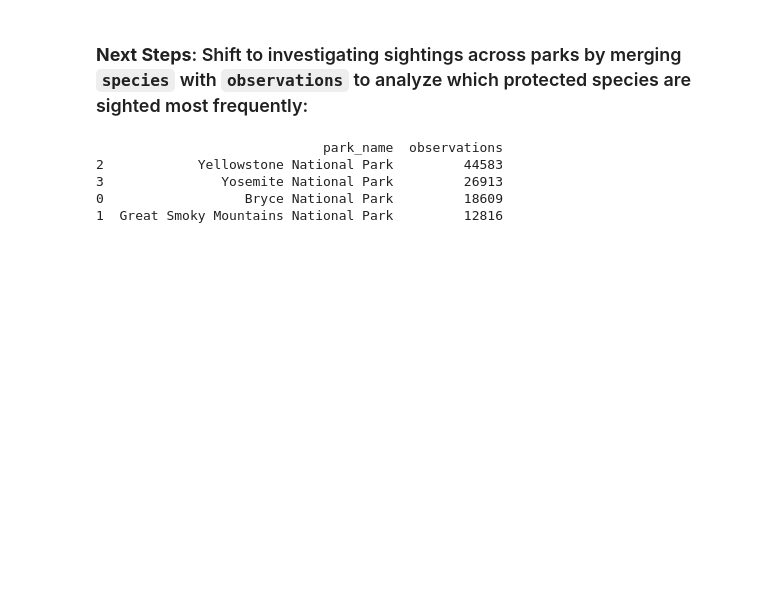
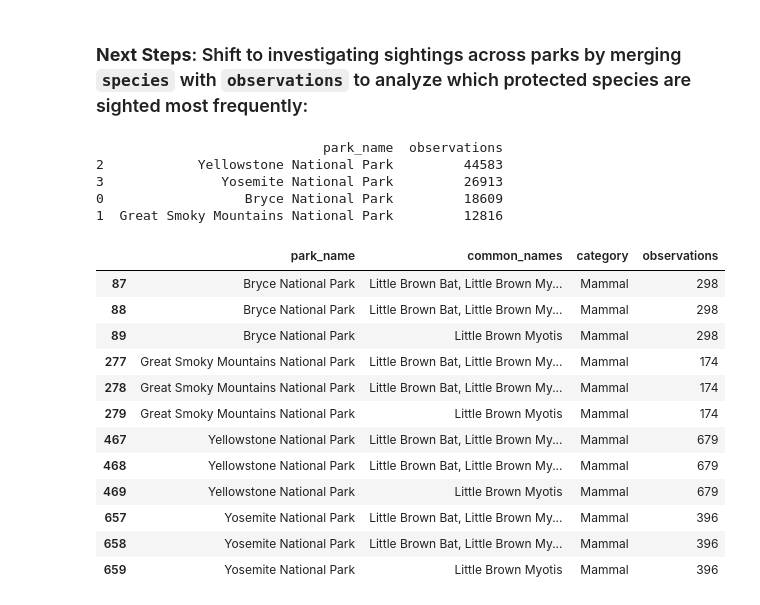
Before and after one commit to longm7718-cpu/biodiversity-national-parks, a Jupyter notebook: biodiversity.ipynb, the cells around one changed output. Saved outputs shown, nothing was run; the diff lists cells and outputs as text; code cells hidden in the pictures; blank space fills up the shorter version.

```diff
--- a/biodiversity.ipynb
+++ b/biodiversity.ipynb
@@ -186,3 +186,29 @@ print(park_protected_counts.sort_values(by='observations', ascending=False))
 3               Yosemite National Park         26913
 0                  Bryce National Park         18609
 1  Great Smoky Mountains National Park         12816
+# %%
+# 1. Filter observations for endangered / protected species and find top sightings
+top_protected_species = (
+    protected_obs.groupby(['park_name', 'common_names', 'category'])['observations']
+    .sum()
+    .reset_index()
+    .sort_values(by=['park_name', 'observations'], ascending=[True, False])
+)
+
+# 2. View the top 3 most-observed protected species in each park
+top_by_park = top_protected_species.groupby('park_name').head(3)
+top_by_park
+# %% [output]
+|  | park_name | common_names | category | observations |
+| 87 | Bryce National Park | Little Brown Bat, Little Brown My... | Mammal | 298 |
+| 88 | Bryce National Park | Little Brown Bat, Little Brown My... | Mammal | 298 |
+| 89 | Bryce National Park | Little Brown Myotis | Mammal | 298 |
+| 277 | Great Smoky Mountains National Park | Little Brown Bat, Little Brown My... | Mammal | 174 |
+| 278 | Great Smoky Mountains National Park | Little Brown Bat, Little Brown My... | Mammal | 174 |
+| 279 | Great Smoky Mountains National Park | Little Brown Myotis | Mammal | 174 |
+| 467 | Yellowstone National Park | Little Brown Bat, Little Brown My... | Mammal | 679 |
+| 468 | Yellowstone National Park | Little Brown Bat, Little Brown My... | Mammal | 679 |
+| 469 | Yellowstone National Park | Little Brown Myotis | Mammal | 679 |
+| 657 | Yosemite National Park | Little Brown Bat, Little Brown My... | Mammal | 396 |
+| 658 | Yosemite National Park | Little Brown Bat, Little Brown My... | Mammal | 396 |
+| 659 | Yosemite National Park | Little Brown Myotis | Mammal | 396 |
```
Also changed, not shown: parts of 2 cells of this notebook.
